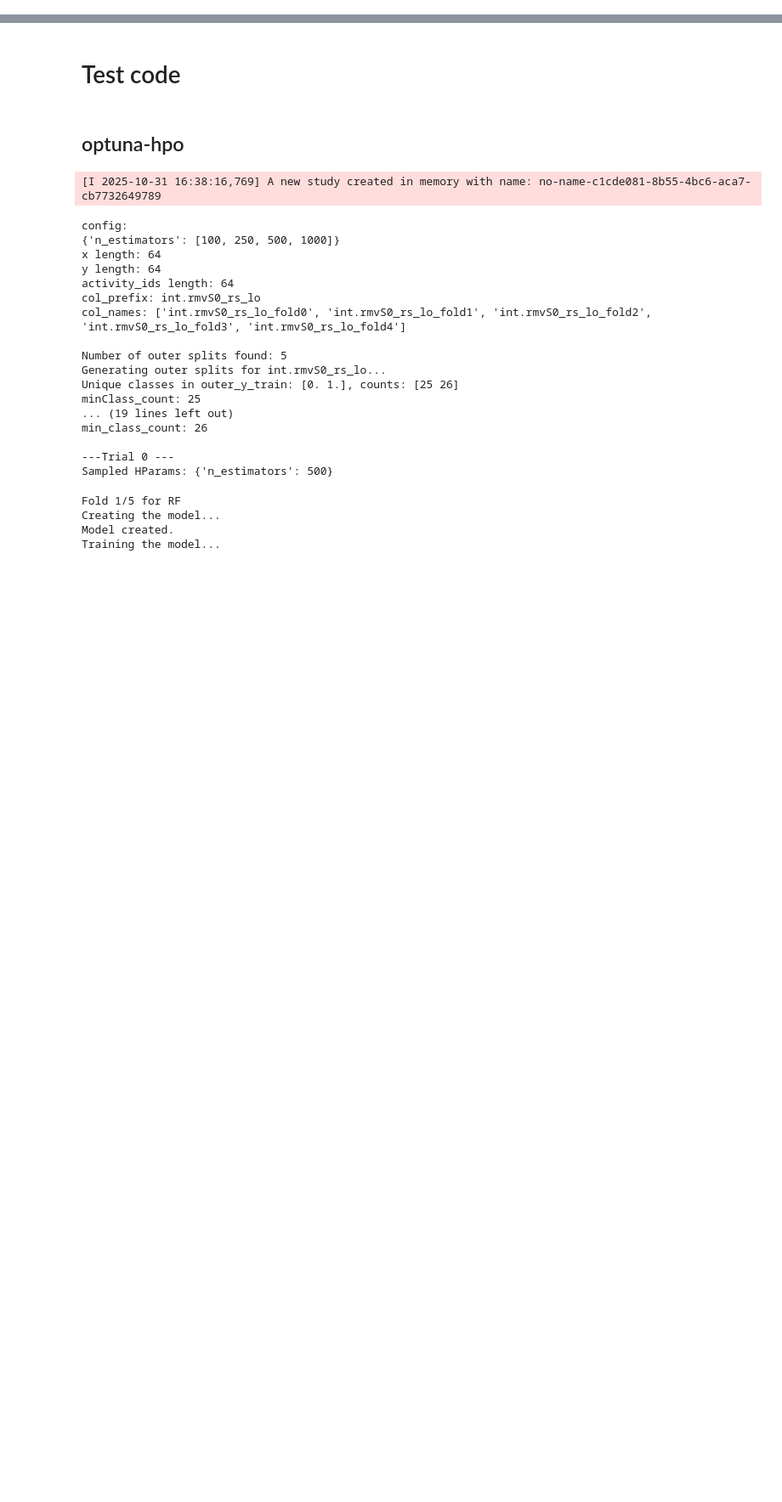
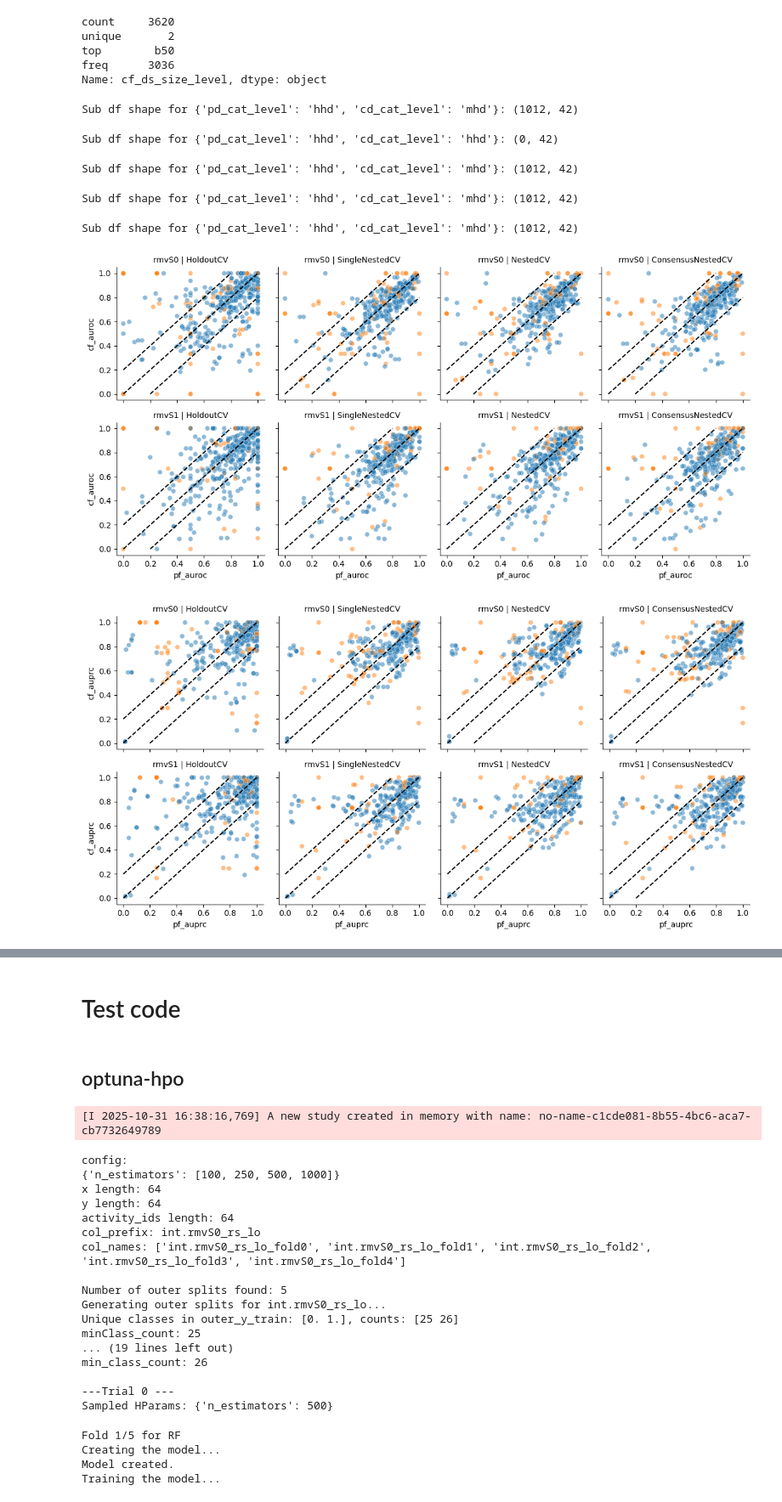
Before and after one commit to xixichennn/datacat4ml, a Jupyter notebook: datacat4ml/Scripts/model_dev/ml_post.ipynb, the cells around one changed output, grey strips where cells are left out. Shown at 85% size. Cells and saved outputs as stored; diff of their text form; code cells hidden in the pictures; blank space fills up the shorter version.

```diff
--- a/datacat4ml/Scripts/model_dev/ml_post.ipynb
+++ b/datacat4ml/Scripts/model_dev/ml_post.ipynb
@@ -12,0 +96,64 @@ from datacat4ml.const import FEAT_HHD_OR_DIR, FEAT_MHD_effect_OR_DIR, FEAT_MHD_O
+# %%
+result_df['cf_ds_size_level'].describe()
+# %% [output]
+count     3620
+unique       2
+top        b50
+freq      3036
+Name: cf_ds_size_level, dtype: object
+# %%
+def facet_hexbin(metric, **kwargs):
+
+    # prepare the data
+    df = create_sub_df(result_df, **kwargs)
+    print(f'Sub df shape for {kwargs}: {df.shape}')
+
+    # order of row (rmvS) and column (pipeline) facets
+    pipelines_order = [
+        Pipelines[0],
+        Pipelines[1],
+        Pipelines[2],
+        Pipelines[3]
+    ]
+    rmvSs_order = [
+        f'rmvS{rmvSs[0]}',
+        f'rmvS{rmvSs[1]}'
+    ]
+
+    # initialize the FacetGrid
+    g = sns.FacetGrid(result_df, row='rmvS', col="pipeline", row_order=rmvSs_order, col_order=pipelines_order)
+
+    g.map_dataframe(sns.scatterplot, x=f'pf_{metric}', y=f'cf_{metric}', alpha=0.5, hue='cf_ds_size_level')
+    #g.map_dataframe(sns.jointplot, x=f'pf_{metric}', y=f'cf_{metric}', kind='hex', color='blue', alpha=0.5)
+
+    # labels and titles
+    g.set_titles(col_template="{col_name}", row_template="{row_name}")
+
+    # add a diagonal line
+    for ax in g.axes.flat:
+        ax.plot([0, 1], [0, 1], color='black', linewidth=1.5, linestyle='--')
+
+        # add the reference line
+        offset = 0.2
+        ax.plot([0, 1-offset], [0+offset, 1], color='black', linewidth=1.5, linestyle='--')
+        ax.plot([0+offset, 1], [0, 1-offset], color='black', linewidth=1.5, linestyle='--')
+
+
+#facet_hexbin(metric='auroc')
+facet_hexbin(metric='auroc', pd_cat_level='hhd', cd_cat_level='mhd')
+facet_hexbin(metric='auprc', pd_cat_level='hhd', cd_cat_level='hhd')
+facet_hexbin(metric='balanced', pd_cat_level='hhd', cd_cat_level='mhd')
+facet_hexbin(metric='kappa', pd_cat_level='hhd', cd_cat_level='mhd')
+facet_hexbin(metric='bedroc', pd_cat_level='hhd', cd_cat_level='mhd')
+#facet_hexbin(metric='auroc', pd_cat_level='hhd', cd_cat_level='lhd')
+#facet_hexbin(metric='auroc', pd_cat_level='mhd-effect', cd_cat_level='mhd')
+#facet_hexbin(metric='auroc', pd_cat_level='mhd-effect', cd_cat_level='lhd')
+#facet_hexbin(metric='auroc', pd_cat_level='mhd', cd_cat_level='lhd')
+# %% [output]
+Sub df shape for {'pd_cat_level': 'hhd', 'cd_cat_level': 'mhd'}: (1012, 42)
+Sub df shape for {'pd_cat_level': 'hhd', 'cd_cat_level': 'hhd'}: (0, 42)
+Sub df shape for {'pd_cat_level': 'hhd', 'cd_cat_level': 'mhd'}: (1012, 42)
+Sub df shape for {'pd_cat_level': 'hhd', 'cd_cat_level': 'mhd'}: (1012, 42)
+Sub df shape for {'pd_cat_level': 'hhd', 'cd_cat_level': 'mhd'}: (1012, 42)
+[figure, added]
+[figure, added]
```
Also changed, not shown: parts of 26 cells of this notebook, 33 other files.
